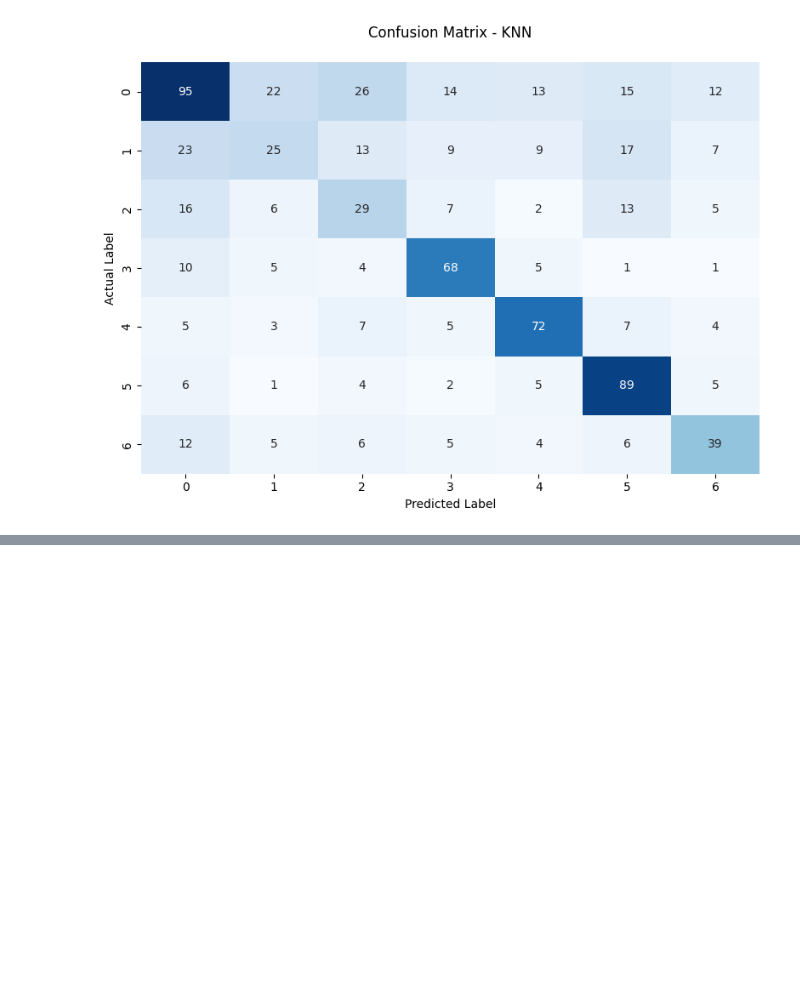
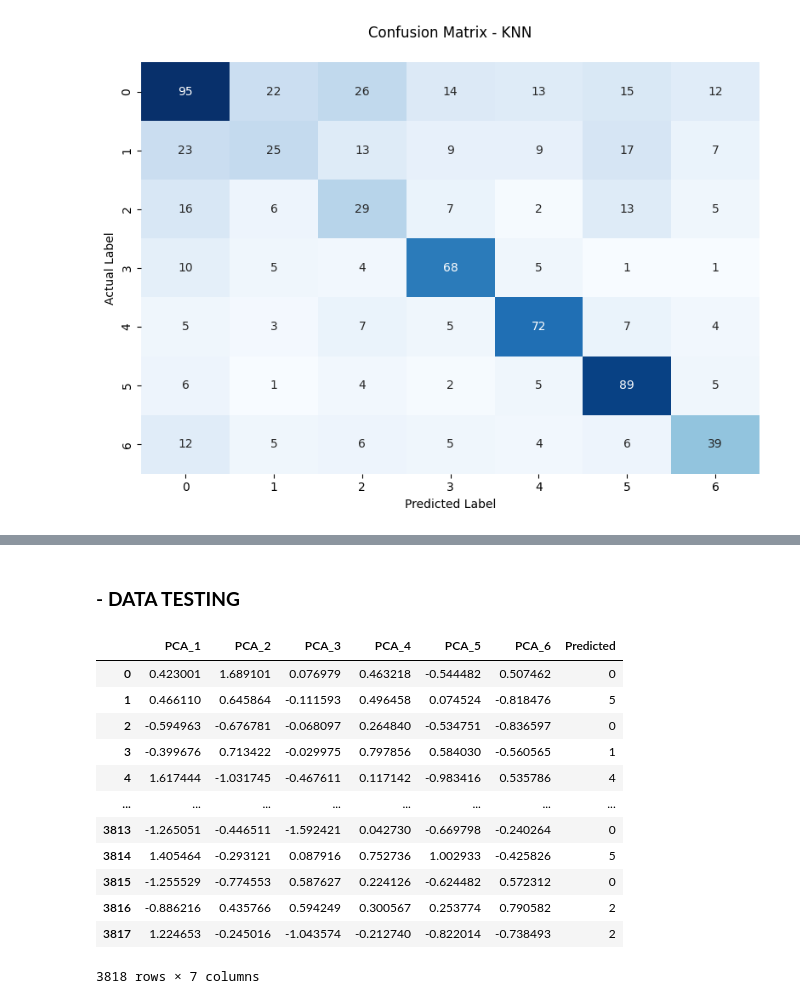
Before and after one commit to ratuanfajar/Tugas-Besar-Machine-Learning, a Jupyter notebook: notebook/skenario1-DS-6.ipynb, the cells around one changed output, grey strips where cells are left out. Drawn from its saved outputs; the diff is of its cells as text; code cells hidden in the pictures; blank space fills up the shorter version.

```diff
--- a/notebook/skenario1-DS-6.ipynb
+++ b/notebook/skenario1-DS-6.ipynb
@@ -905,0 +930,22 @@ Avg Pred Time : 0.0043 detik
+# %% [markdown]
+### - **DATA TESTING**
+# %%
+y_pred_test = knn_final.predict(X_test_final.values)
+test_pred_df = X_test_final.copy()
+test_pred_df["Predicted"] = y_pred_test
+
+test_pred_df
+# %% [output]
+|  | PCA_1 | PCA_2 | PCA_3 | PCA_4 | PCA_5 | PCA_6 | Predicted |
+| 0 | 0.423001 | 1.689101 | 0.076979 | 0.463218 | -0.544482 | 0.507462 | 0 |
+| 1 | 0.466110 | 0.645864 | -0.111593 | 0.496458 | 0.074524 | -0.818476 | 5 |
+| 2 | -0.594963 | -0.676781 | -0.068097 | 0.264840 | -0.534751 | -0.836597 | 0 |
+| 3 | -0.399676 | 0.713422 | -0.029975 | 0.797856 | 0.584030 | -0.560565 | 1 |
+| 4 | 1.617444 | -1.031745 | -0.467611 | 0.117142 | -0.983416 | 0.535786 | 4 |
+| ... | ... | ... | ... | ... | ... | ... | ... |
+| 3813 | -1.265051 | -0.446511 | -1.592421 | 0.042730 | -0.669798 | -0.240264 | 0 |
+| 3814 | 1.405464 | -0.293121 | 0.087916 | 0.752736 | 1.002933 | -0.425826 | 5 |
+| 3815 | -1.255529 | -0.774553 | 0.587627 | 0.224126 | -0.624482 | 0.572312 | 0 |
+| 3816 | -0.886216 | 0.435766 | 0.594249 | 0.300567 | 0.253774 | 0.790582 | 2 |
+| 3817 | 1.224653 | -0.245016 | -1.043574 | -0.212740 | -0.822014 | -0.738493 | 2 |
+3818 rows × 7 columns
```
Also changed, not shown: parts of 9 cells of this notebook, 2 other files.
